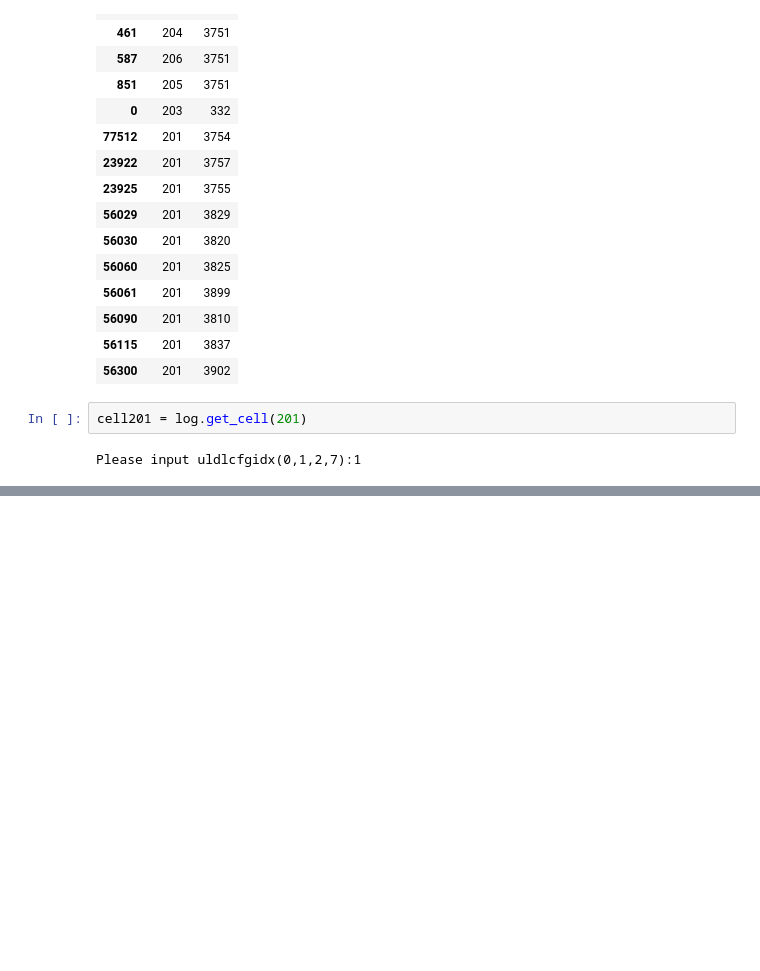
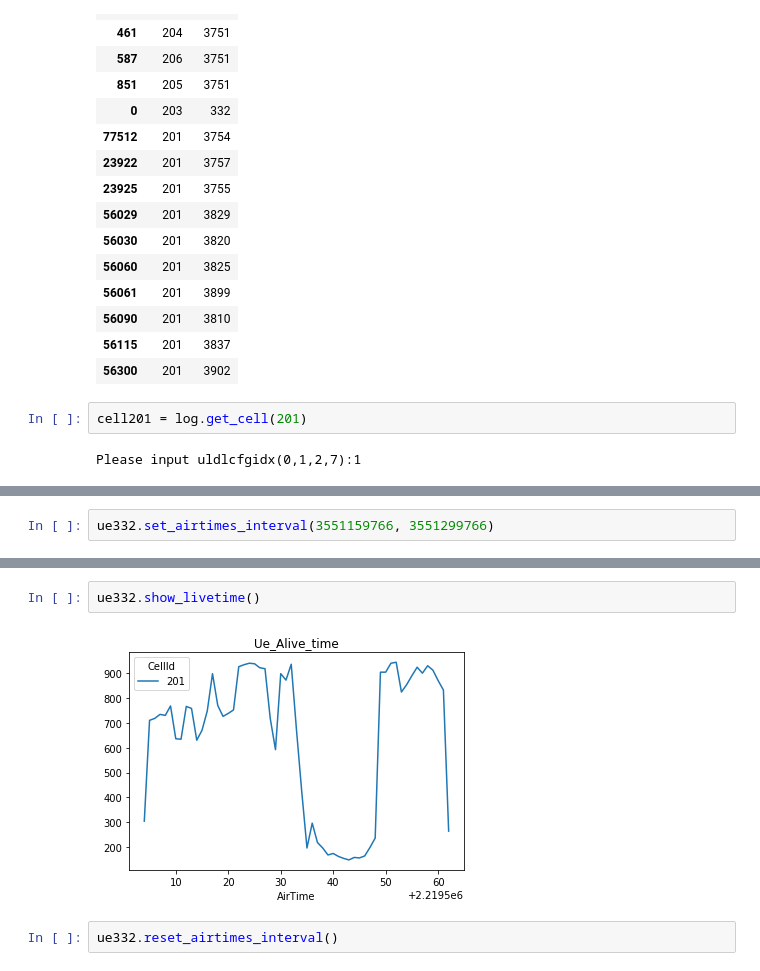
Before and after one commit to HonghaiJia/loganalysis, a Jupyter notebook: notebooks/lte/ulschd/Untitled.ipynb, the cells around one changed output, grey strips where cells are left out. Saved outputs shown, nothing was run; the diff lists cells and outputs as text; blank space fills up the shorter version.

```diff
--- a/notebooks/lte/ulschd/Untitled.ipynb
+++ b/notebooks/lte/ulschd/Untitled.ipynb
@@ -58,0 +73,2 @@ cell201.show_ue_livetime()
+# %%
+ue332.set_airtimes_interval(3551159766, 3551299766)
@@ -58,0 +82,6 @@ cell201.show_ue_livetime()
+# %%
+ue332.show_livetime()
+# %% [output]
+[figure, added]
+# %%
+ue332.reset_airtimes_interval()
```
Also changed, not shown: parts of 9 cells of this notebook, 2 other files.
